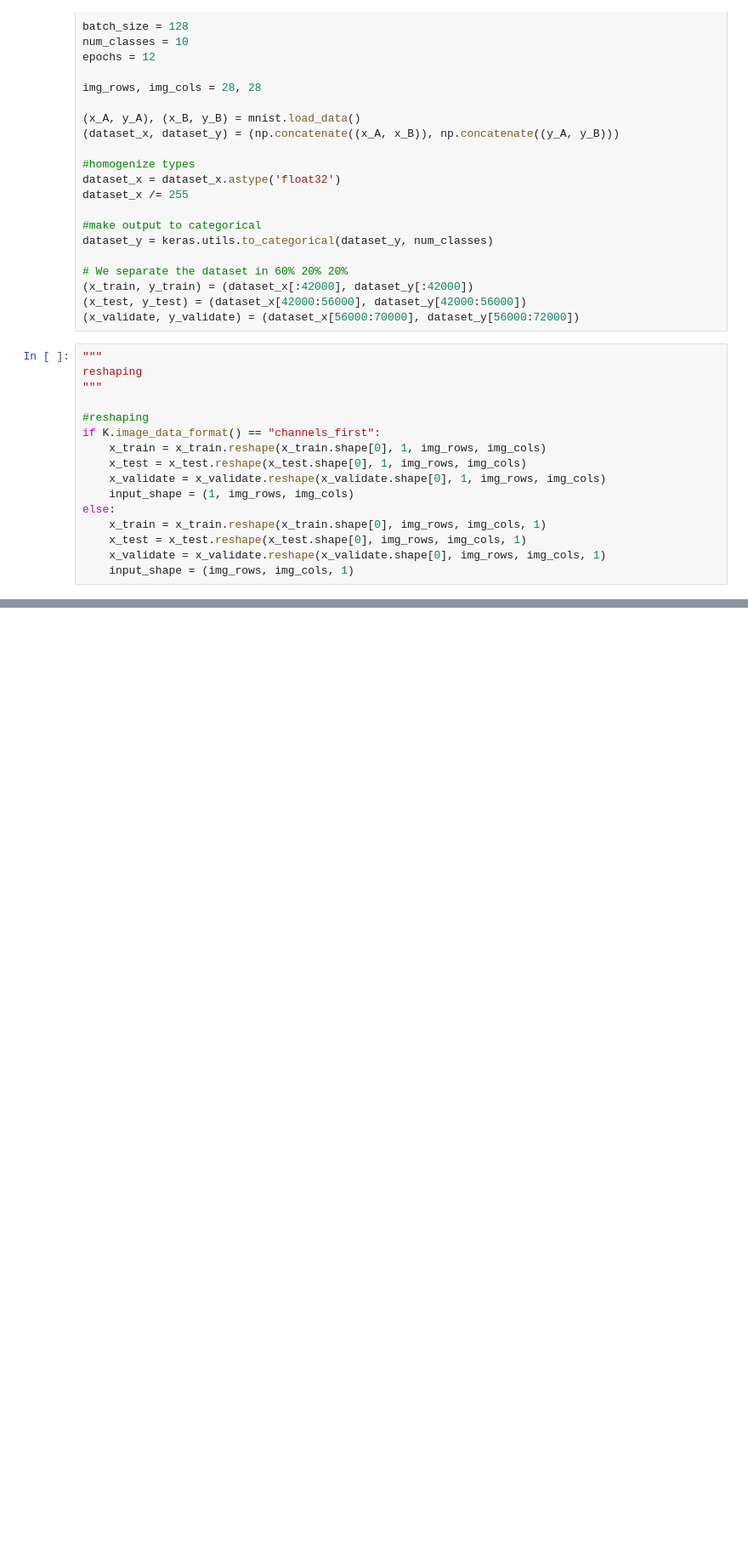
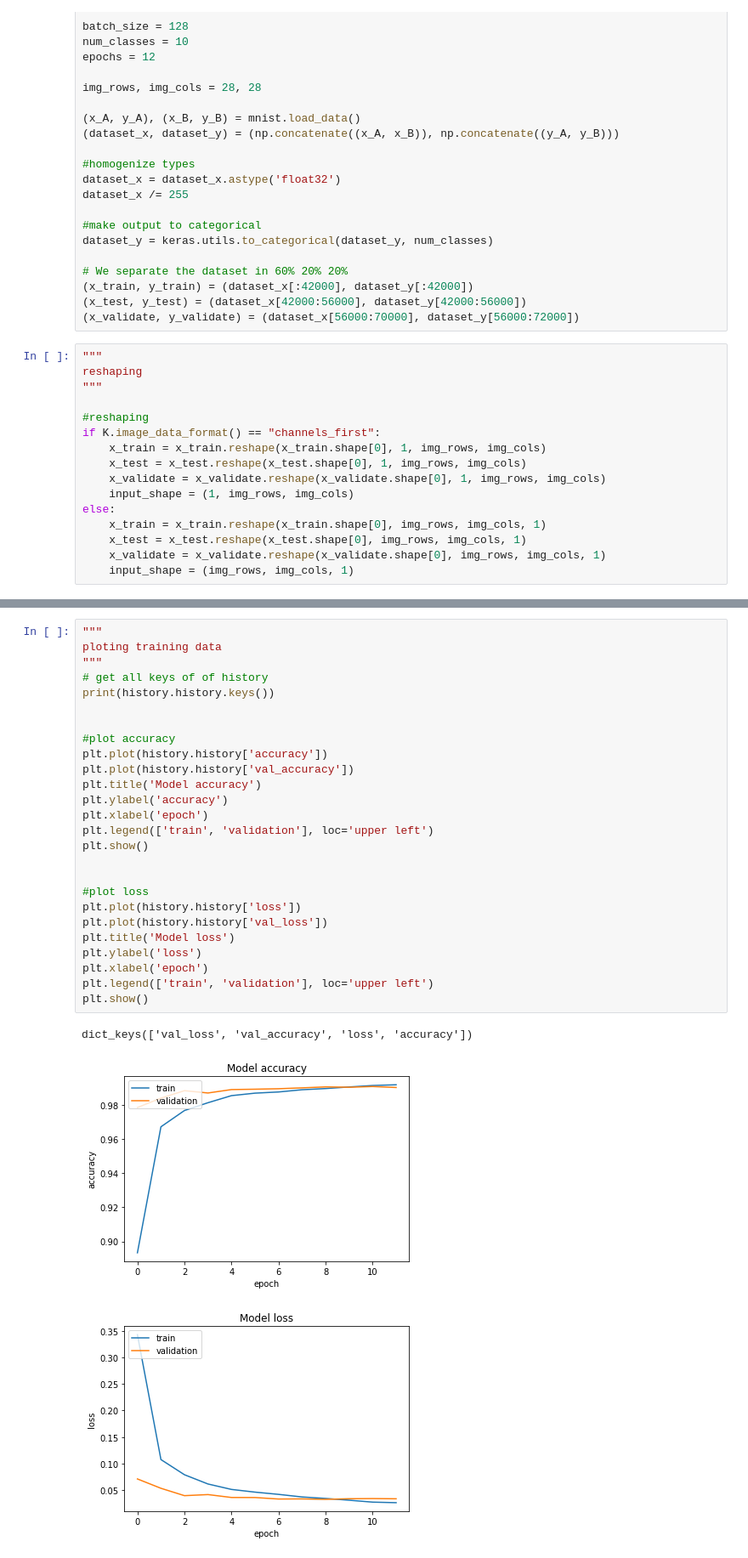
Before and after one commit to qprichard/rna-mnist, a Jupyter notebook: mnist_cnn.ipynb, the cells around one changed output, grey strips where cells are left out. Shown at 85% size. Saved outputs shown, nothing was run; the diff lists cells and outputs as text; blank space fills up the shorter version.

```diff
--- a/mnist_cnn.ipynb
+++ b/mnist_cnn.ipynb
@@ -93,0 +130,30 @@ KeyboardInterrupt:
+# %%
+"""
+ploting training data
+"""
+# get all keys of of history
+print(history.history.keys())
+
+
+#plot accuracy
+plt.plot(history.history['accuracy'])
+plt.plot(history.history['val_accuracy'])
+plt.title('Model accuracy')
+plt.ylabel('accuracy')
+plt.xlabel('epoch')
+plt.legend(['train', 'validation'], loc='upper left')
+plt.show()
+
+
+#plot loss
+plt.plot(history.history['loss'])
+plt.plot(history.history['val_loss'])
+plt.title('Model loss')
+plt.ylabel('loss')
+plt.xlabel('epoch')
+plt.legend(['train', 'validation'], loc='upper left')
+plt.show()
+# %% [output]
+dict_keys(['val_loss', 'val_accuracy', 'loss', 'accuracy'])
+[figure, added]
+[figure, added]
```
Also changed, not shown: parts of 3 cells of this notebook, 1 other file.
